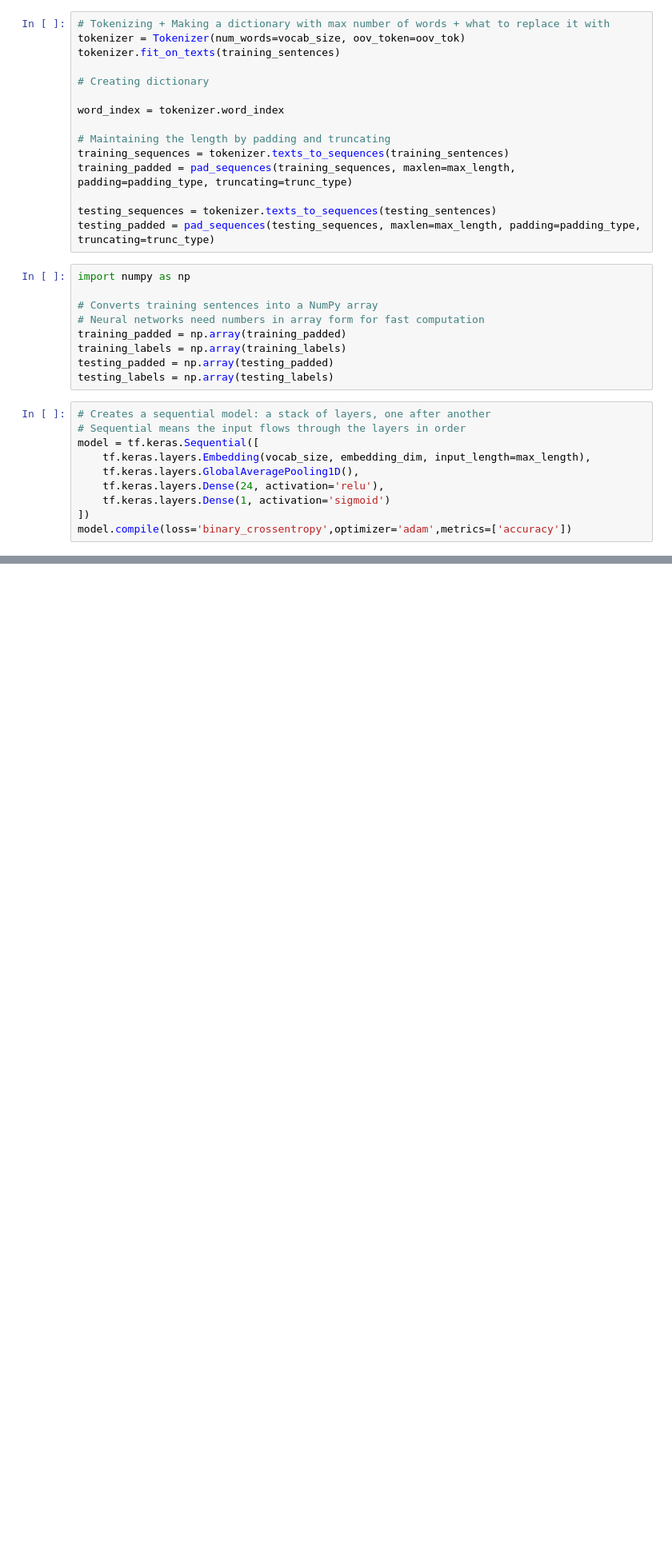
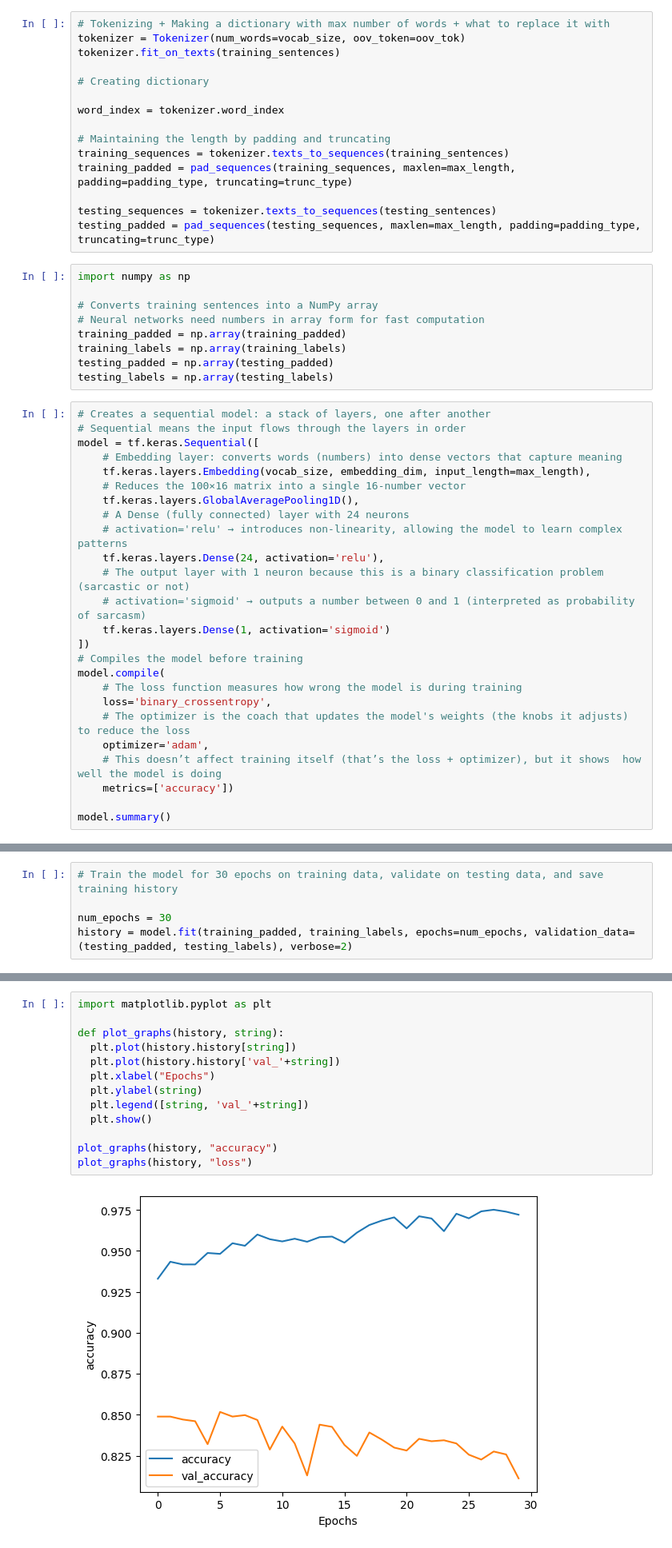
Before and after one commit to anora-dennis/Sarcasam-Detection-ML-Model, a Jupyter notebook: SarcasmDetection.ipynb, the cells around one changed output, grey strips where cells are left out. Shown at 80% size. Cells and saved outputs as stored; diff of their text form; blank space fills up the shorter version.

```diff
--- a/SarcasmDetection.ipynb
+++ b/SarcasmDetection.ipynb
@@ -79,9 +79,24 @@ testing_labels = np.array(testing_labels)
 # Creates a sequential model: a stack of layers, one after another
 # Sequential means the input flows through the layers in order
 model = tf.keras.Sequential([
+    # Embedding layer: converts words (numbers) into dense vectors that capture meaning
     tf.keras.layers.Embedding(vocab_size, embedding_dim, input_length=max_length),
+    # Reduces the 100×16 matrix into a single 16-number vector
     tf.keras.layers.GlobalAveragePooling1D(),
+    # A Dense (fully connected) layer with 24 neurons
+    # activation='relu' → introduces non-linearity, allowing the model to learn complex patterns
     tf.keras.layers.Dense(24, activation='relu'),
+    # The output layer with 1 neuron because this is a binary classification problem (sarcastic or not)
+    # activation='sigmoid' → outputs a number between 0 and 1 (interpreted as probability of sarcasm)
     tf.keras.layers.Dense(1, activation='sigmoid')
 ])
-model.compile(loss='binary_crossentropy',optimizer='adam',metrics=['accuracy'])
+# Compiles the model before training
+model.compile(
+    # The loss function measures how wrong the model is during training
+    loss='binary_crossentropy',
+    # The optimizer is the coach that updates the model's weights (the knobs it adjusts) to reduce the loss
+    optimizer='adam',
+    # This doesn’t affect training itself (that’s the loss + optimizer), but it shows  how well the model is doing
+    metrics=['accuracy'])
+
+model.summary()
@@ -87,0 +120,5 @@ model.compile(loss='binary_crossentropy',optimizer='adam',metrics=['accuracy'])
+# %%
+# Train the model for 30 epochs on training data, validate on testing data, and save training history
+
+num_epochs = 30
+history = model.fit(training_padded, training_labels, epochs=num_epochs, validation_data=(testing_padded, testing_labels), verbose=2)
@@ -87,0 +143,15 @@ model.compile(loss='binary_crossentropy',optimizer='adam',metrics=['accuracy'])
+# %%
+import matplotlib.pyplot as plt
+
+def plot_graphs(history, string):
+  plt.plot(history.history[string])
+  plt.plot(history.history['val_'+string])
+  plt.xlabel("Epochs")
+  plt.ylabel(string)
+  plt.legend([string, 'val_'+string])
+  plt.show()
+
+plot_graphs(history, "accuracy")
+plot_graphs(history, "loss")
+# %% [output]
+[figure, added]
```
Also changed, not shown: parts of 4 cells of this notebook, 2 other files.
